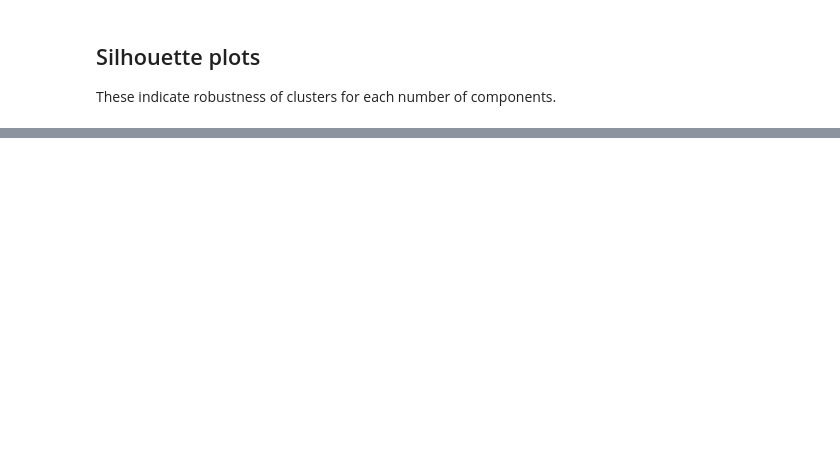
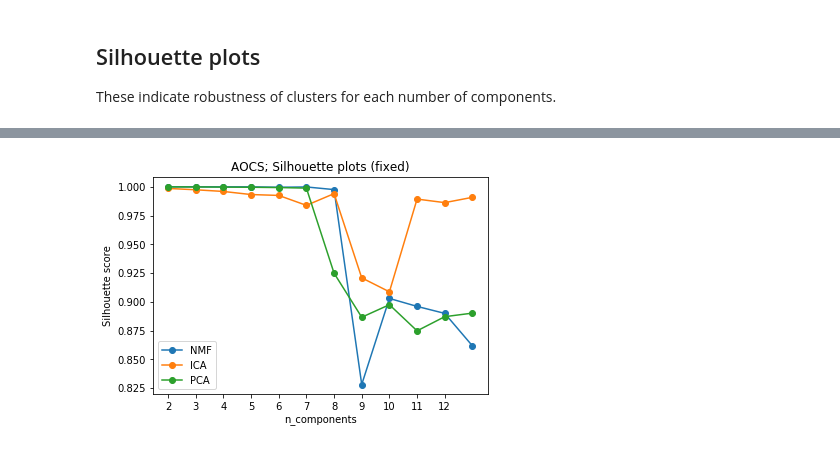
Before and after one commit to marcou/HgsocTromics, a Jupyter notebook: Notebooks/factor_clustering_results.ipynb, the cells around one changed output, grey strips where cells are left out. Cells and saved outputs as stored; diff of their text form; code cells hidden in the pictures; blank space fills up the shorter version.

```diff
--- a/Notebooks/factor_clustering_results.ipynb
+++ b/Notebooks/factor_clustering_results.ipynb
@@ -66,0 +114,4 @@ if False:
+# %%
+fc.plot_silhouette_scores(nc_list, show=True)
+# %% [output]
+[figure, added]
```
Also changed, not shown: parts of 20 cells of this notebook, 9 other files.
